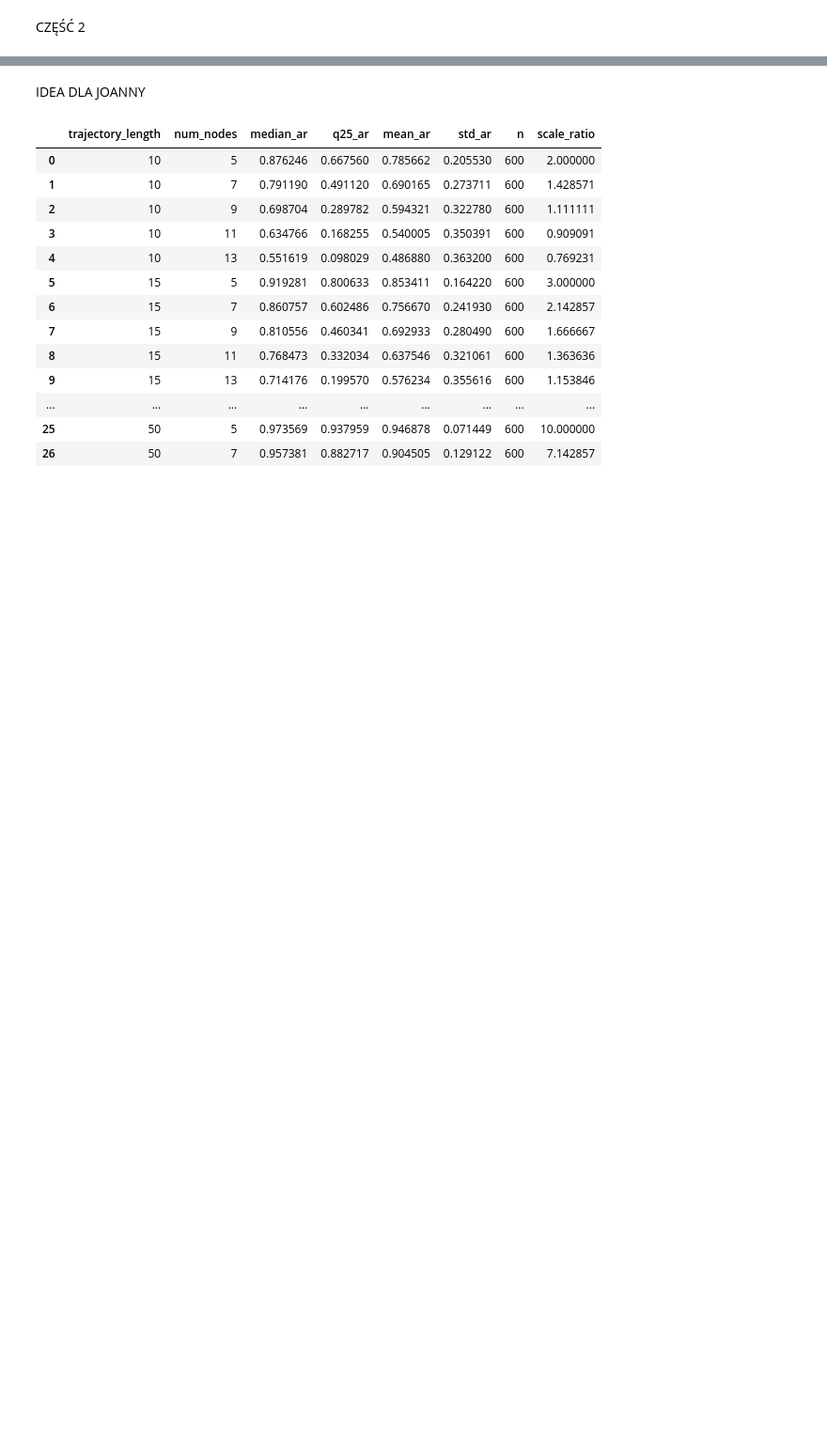
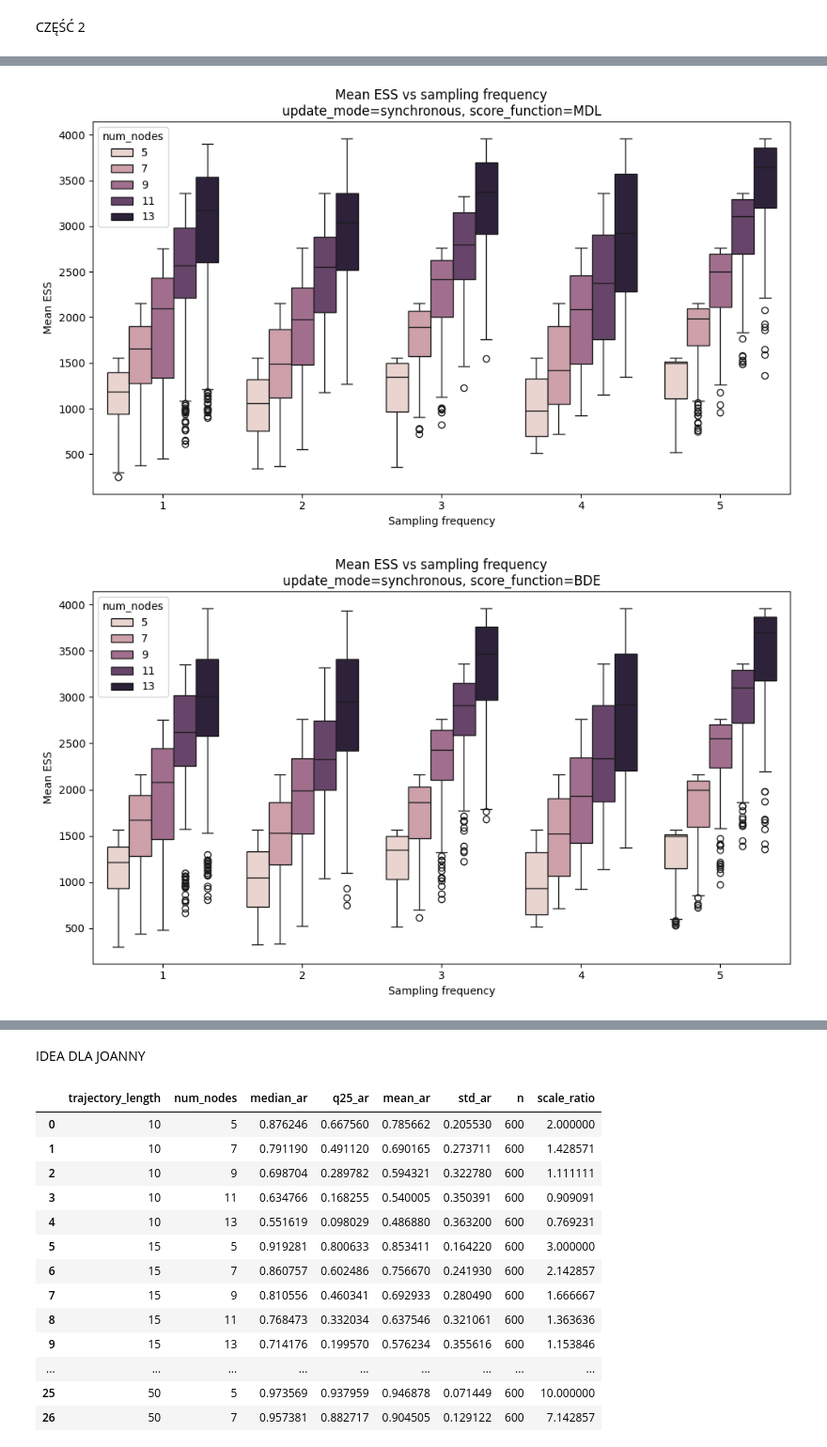
Before and after one commit to maxi7524/SAD2_final_project, a Jupyter notebook: notebooks/raport_max.ipynb, the cells around one changed output, grey strips where cells are left out. Shown at 94% size. Cells and saved outputs as stored; diff of their text form; code cells hidden in the pictures; blank space fills up the shorter version.

```diff
--- a/notebooks/raport_max.ipynb
+++ b/notebooks/raport_max.ipynb
@@ -77,0 +114,34 @@ load_external_data()
+# %%
+import matplotlib.pyplot as plt
+import seaborn as sns
+
+for update_mode in df_series["update_mode"].unique():
+    for score_function in df_series["score_function"].unique():
+
+        df_sub = df_series[
+            (df_series["update_mode"] == update_mode) &
+            (df_series["score_function"] == score_function)
+        ]
+
+        plt.figure(figsize=(10, 6))
+
+        sns.boxplot(
+            data=df_sub,
+            x="sampling_frequency",
+            y="mean_ess",
+            hue="num_nodes"
+        )
+
+        plt.title(
+            f"Mean ESS vs sampling frequency\n"
+            f"update_mode={update_mode}, score_function={score_function}"
+        )
+        plt.xlabel("Sampling frequency")
+        plt.ylabel("Mean ESS")
+
+        plt.legend(title="num_nodes")
+        plt.tight_layout()
+        plt.show()
+# %% [output]
+[figure, added]
+[figure, added]
```
Also changed, not shown: parts of 13 cells of this notebook, 5 other files.
